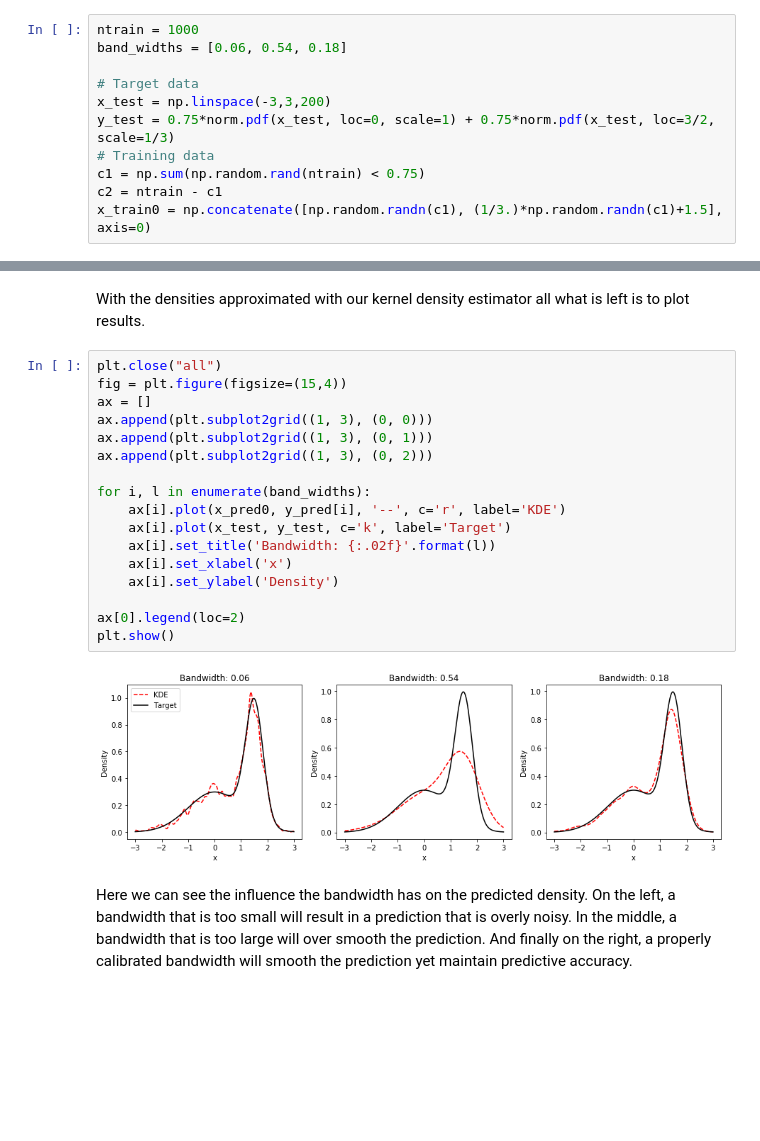
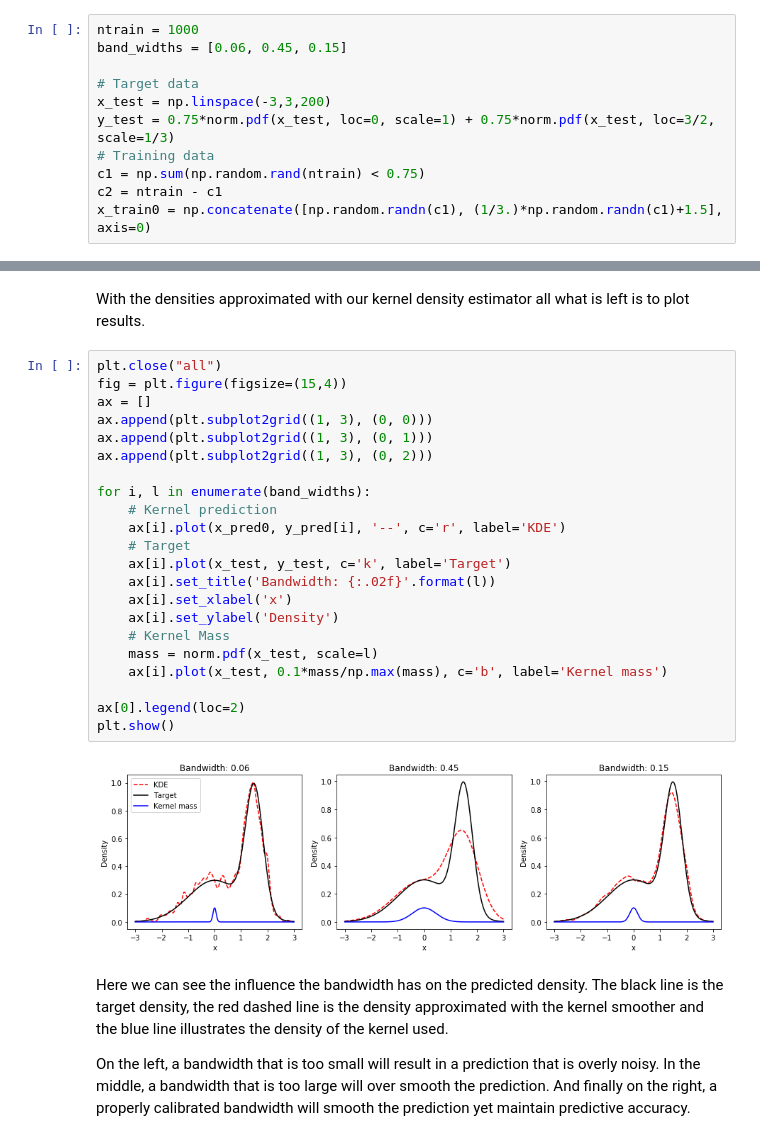
Before and after one commit to NickGeneva/kernel_smoothers, a Jupyter notebook: 01_kernel_bandwidth.ipynb, the cells around one changed output, grey strips where cells are left out. Drawn from its saved outputs; the diff is of its cells as text; blank space fills up the shorter version.

Commit message:
Second example created
-Added beginning  of second example on kernel shapes

```diff
--- a/01_kernel_bandwidth.ipynb
+++ b/01_kernel_bandwidth.ipynb
@@ -21,7 +21,7 @@ from scipy.stats import norm
 import matplotlib.pyplot as plt
 # %%
 ntrain = 1000
-band_widths = [0.06, 0.54, 0.18]
+band_widths = [0.06, 0.45, 0.15]
 
 # Target data
 x_test = np.linspace(-3,3,200)
@@ -50,21 +50,28 @@ With the densities approximated with our kernel density estimator all what is le
 # %%
 plt.close("all")
 fig = plt.figure(figsize=(15,4))
 ax = []
 ax.append(plt.subplot2grid((1, 3), (0, 0)))
 ax.append(plt.subplot2grid((1, 3), (0, 1)))
 ax.append(plt.subplot2grid((1, 3), (0, 2)))
 
 for i, l in enumerate(band_widths):
+    # Kernel prediction
     ax[i].plot(x_pred0, y_pred[i], '--', c='r', label='KDE')
+    # Target
     ax[i].plot(x_test, y_test, c='k', label='Target')
     ax[i].set_title('Bandwidth: {:.02f}'.format(l))
     ax[i].set_xlabel('x')
     ax[i].set_ylabel('Density')
+    # Kernel Mass
+    mass = norm.pdf(x_test, scale=l)
+    ax[i].plot(x_test, 0.1*mass/np.max(mass), c='b', label='Kernel mass')
 
 ax[0].legend(loc=2)
 plt.show()
 # %% [output]
-[figure, old version]
+[figure, new version]
 # %% [markdown]
-Here we can see the influence the bandwidth has on the predicted density. On the left, a bandwidth that is too small will result in a prediction that is overly noisy. In the middle, a bandwidth that is too large will over smooth the prediction. And finally on the right, a properly calibrated bandwidth will smooth the prediction yet maintain predictive accuracy.
+Here we can see the influence the bandwidth has on the predicted density. The black line is the target density, the red dashed line is the density approximated with the kernel smoother and the blue line illustrates the density of the kernel used.
+
+On the left, a bandwidth that is too small will result in a prediction that is overly noisy. In the middle, a bandwidth that is too large will over smooth the prediction. And finally on the right, a properly calibrated bandwidth will smooth the prediction yet maintain predictive accuracy.
```
Also changed, not shown: 1 other file.
